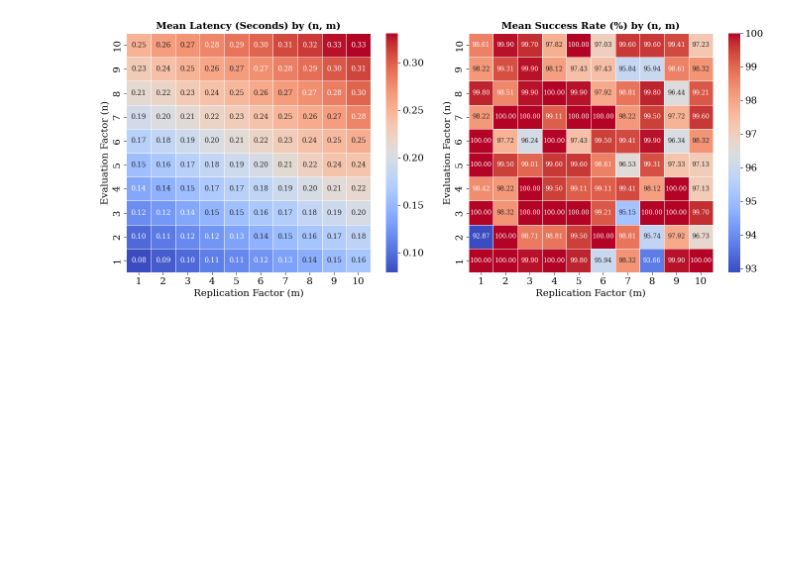
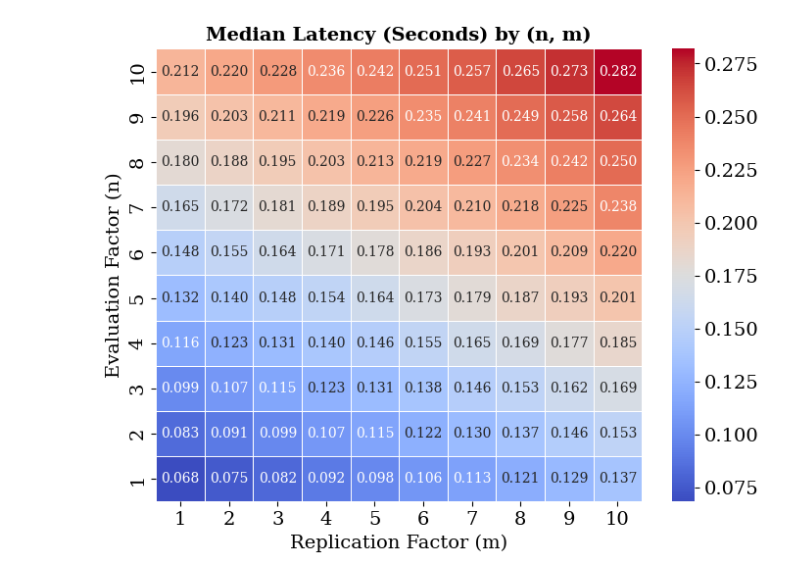
Before and after one commit to lokingdav/jodi, a Jupyter notebook: cpex/prototype/experiments/results/scripts/exp1.ipynb, the cells around one changed output. Drawn from its saved outputs; the diff is of its cells as text; code cells hidden in the pictures; blank space fills up the shorter version.

Commit message:
Improved latency heatmap, removed network churn because it's stochastic

```diff
--- a/cpex/prototype/experiments/results/scripts/exp1.ipynb
+++ b/cpex/prototype/experiments/results/scripts/exp1.ipynb
@@ -2,79 +2,40 @@
 import pandas as pd
 import matplotlib.pyplot as plt
 import seaborn as sns
 import matplotlib as mpl
 
-heatmapFsSmall = 9
 heatmapFsDefault = 10
 defaultFs = 14
 
 # Set global font settings to a serif font like Times New Roman
 mpl.rcParams['font.family'] = 'serif'
 mpl.rcParams['font.size'] = defaultFs  # Adjust to match academic text size
-
 
 # Load the CSV file
 file_path = "../experiment-1.csv"  # Adjust the path if needed
 df = pd.read_csv(file_path)
 
 # Strip spaces from column names
 df.columns = df.columns.str.strip()
 
 # Convert latency from milliseconds to seconds
-df['lat_mean'] = df['lat_mean'] / 1000
+df['lat_med'] = df['lat_med'] / 1000
 
-# Group data by (n_ev, n_ms) and compute mean latency and success rate
-grouped = df.groupby(['n_ev', 'n_ms']).agg({'lat_mean': 'mean', 'success_rate': 'mean'}).reset_index()
+# Group data by (n_ev, n_ms) and compute median latency
+grouped = df.groupby(['n_ev', 'n_ms']).agg({'lat_med': 'median'}).reset_index()
 
-# Pivot tables for heatmap visualization
-latency_pivot_seconds = grouped.pivot(index='n_ev', columns='n_ms', values='lat_mean')
-success_pivot = grouped.pivot(index='n_ev', columns='n_ms', values='success_rate')
+# Pivot table for heatmap visualization
+latency_pivot_seconds = grouped.pivot(index='n_ev', columns='n_ms', values='lat_med')
 
-# Create a figure for both heatmaps
-fig, axes = plt.subplots(1, 2, figsize=(14, 6))
-
-# Latency Heatmap
-sns.heatmap(latency_pivot_seconds.sort_index(ascending=False),
-            annot=True, cmap='coolwarm', fmt=".2f", linewidths=0.5, ax=axes[0],
-            annot_kws={"fontsize": heatmapFsDefault})  # Adjusted annotation size
-
-axes[0].set_title('Mean Latency (Seconds) by (n, m)', fontsize=14, fontweight='bold')
-axes[0].set_xlabel('Replication Factor (m)', fontsize=defaultFs)
-axes[0].set_ylabel('Evaluation Factor (n)', fontsize=defaultFs)
-
-# Save the latency heatmap as a PDF
+# Create and save the latency heatmap
 plt.figure(figsize=(8, 6))
 sns.heatmap(latency_pivot_seconds.sort_index(ascending=False),
-            annot=True, cmap='coolwarm', fmt=".2f", linewidths=0.5,
+            annot=True, cmap='coolwarm', fmt=".3f", linewidths=0.5,
             annot_kws={"fontsize": heatmapFsDefault})
-plt.title('Mean Latency (Seconds) by (n, m)', fontsize=14, fontweight='bold')
+plt.title('Median Latency (Seconds) by (n, m)', fontsize=14, fontweight='bold')
 plt.xlabel('Replication Factor (m)', fontsize=defaultFs)
 plt.ylabel('Evaluation Factor (n)', fontsize=defaultFs)
-plt.savefig("../charts/latency_heatmap.pdf", bbox_inches='tight')
-plt.close()
-
-# Success Rate Heatmap
-sns.heatmap(success_pivot.sort_index(ascending=False),
-            annot=True, cmap='coolwarm', fmt=".2f", linewidths=0.5, ax=axes[1],
-            annot_kws={"fontsize": heatmapFsSmall})  # Adjusted annotation size
-
-axes[1].set_title('Mean Success Rate (%) by (n, m)', fontsize=14, fontweight='bold')
-axes[1].set_xlabel('Replication Factor (m)', fontsize=defaultFs)
-axes[1].set_ylabel('Evaluation Factor (n)', fontsize=defaultFs)
-
-# Save the success rate heatmap as a PDF
-plt.figure(figsize=(8, 6))
-sns.heatmap(success_pivot.sort_index(ascending=False),
-            annot=True, cmap='coolwarm', fmt=".2f", linewidths=0.5,
-            annot_kws={"fontsize": heatmapFsSmall})
-plt.title('Mean Success Rate (%) by (n, m)', fontsize=14, fontweight='bold')
-plt.xlabel('Replication Factor (m)', fontsize=defaultFs)
-plt.ylabel('Evaluation Factor (n)', fontsize=defaultFs)
-plt.savefig("../charts/success_rate_heatmap.pdf", bbox_inches='tight')
-plt.close()
-
-# Adjust layout for better visibility and show the combined heatmaps
-plt.tight_layout()
+plt.savefig("../charts/latency_heatmap.pdf", bbox_inches='tight', dpi=300, transparent=True)
 plt.show()
 # %% [output]
-[figure, old version]
+[figure, new version]
```
Also changed, not shown: 5 other files.
